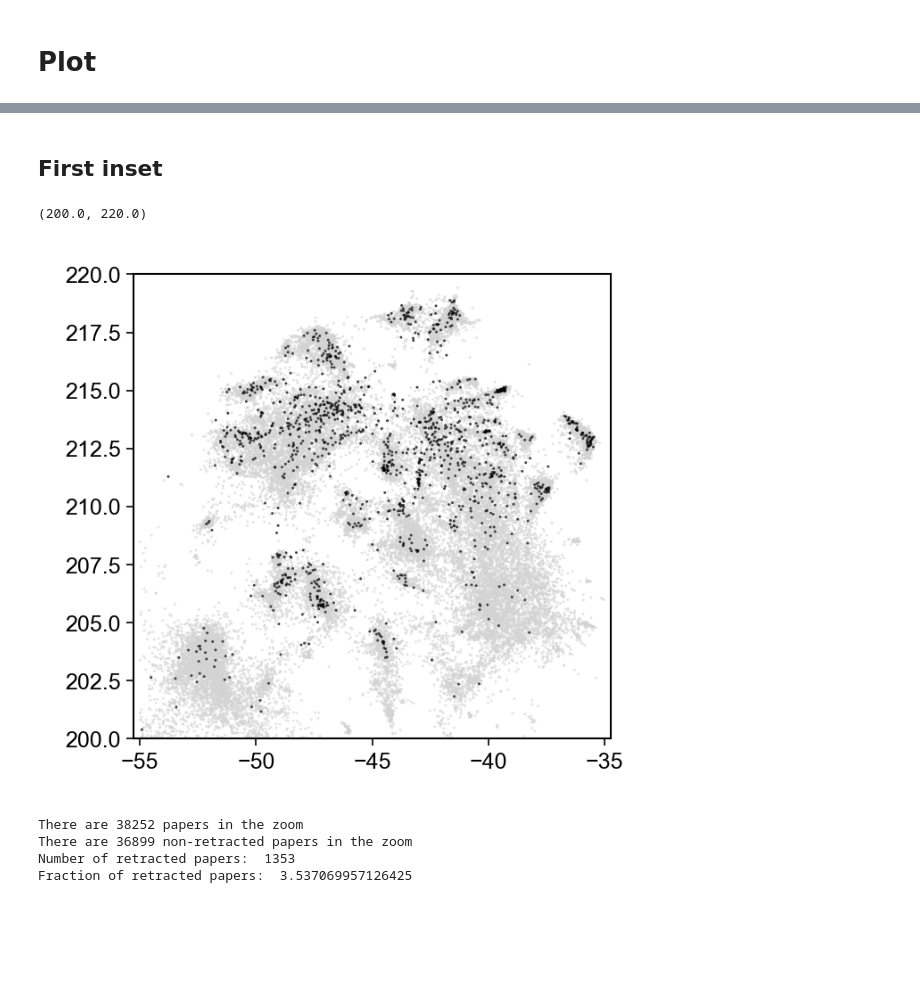
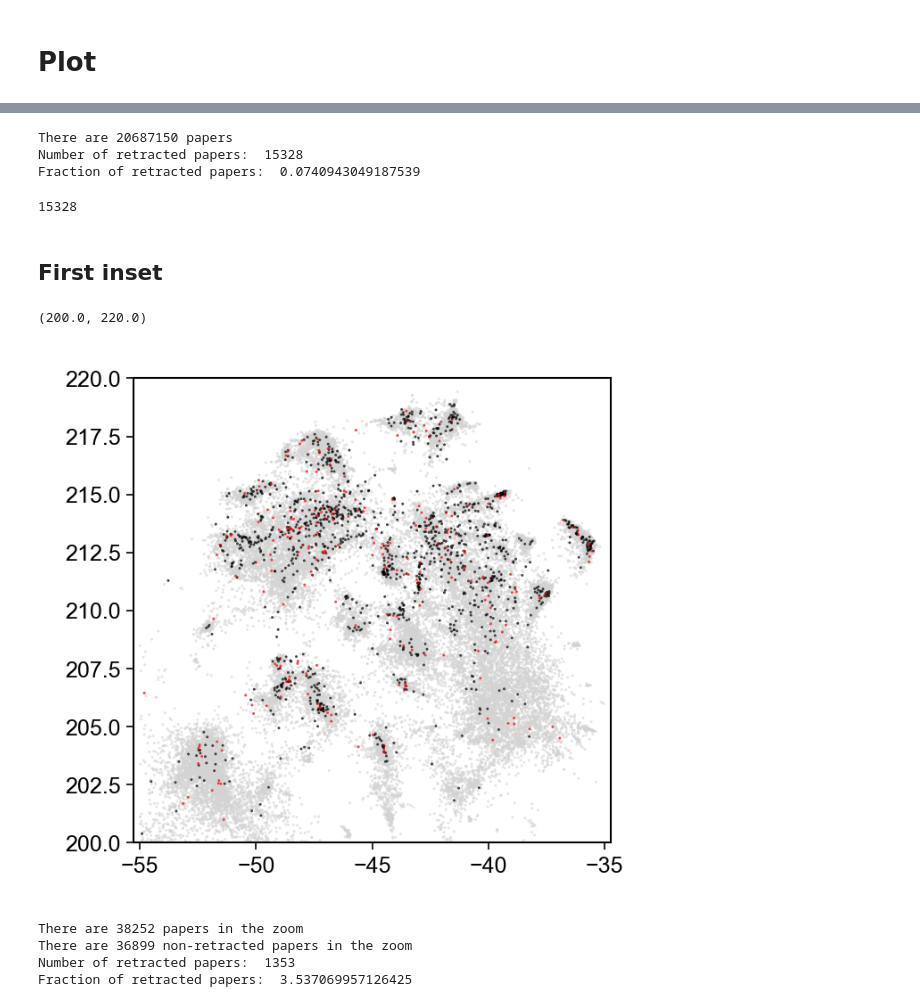
Before and after one commit to berenslab/pubmed-landscape, a Jupyter notebook: scripts/15-rgm-analysis-retracted-papers.ipynb, the cells around one changed output, grey strips where cells are left out. Saved outputs shown, nothing was run; the diff lists cells and outputs as text; code cells hidden in the pictures; blank space fills up the shorter version.

```diff
--- a/scripts/15-rgm-analysis-retracted-papers.ipynb
+++ b/scripts/15-rgm-analysis-retracted-papers.ipynb
@@ -169,0 +463,3 @@ np.save(variables_path / "mask_retracted_pmids", mask_retracted_pmids)
+# %%
+%%time
+pre_mask = np.vectorize(dict_map.get)(pmids_dataset)
@@ -169,0 +469,4 @@ np.save(variables_path / "mask_retracted_pmids", mask_retracted_pmids)
+# %%
+%%time
+pre_mask = np.where(pre_mask == None, 0, pre_mask)
+pre_mask = np.where(pre_mask == "None", 0, pre_mask)
@@ -169,0 +476,2 @@ np.save(variables_path / "mask_retracted_pmids", mask_retracted_pmids)
+# %%
+mask_new_retracted_pmids = pre_mask == 1
@@ -316,0 +781,2 @@ There are 11756 intact papers
+# %%
+abstracts = all_abstracts[mask_new_retracted_pmids]
@@ -385,3 +1043,38 @@ ax.axis("off")
+# %%
+# with the new data
+
+print(f"There are {tsne.shape[0]} papers")
+
+subregion = tsne[mask_retracted_pmids][
+    (~mask_retraction)
+    & (~mask_retracted)
+    & (~mask_withdrawal)
+    & (~mask_withdrawn)
+]
+
+subregion_rw = tsne[mask_new_retracted_pmids][
+    (~mask_retraction_new)
+    & (~mask_retracted_new)
+    & (~mask_withdrawal_new)
+    & (~mask_withdrawn_new)
+]
+
+print(
+    "Number of retracted papers: ",
+    subregion.shape[0] + subregion_rw.shape[0],
+)
+print(
+    "Fraction of retracted papers: ",
+    (subregion.shape[0] + subregion_rw.shape[0]) / tsne.shape[0] * 100,
+)
+# %% [output]
+There are 20687150 papers
+Number of retracted papers:  15328
+Fraction of retracted papers:  0.0740943049187539
+# %%
+11756 + 3572
+# %% [output]
+15328
 # %% [markdown]
 ## First inset
 # %%
@@ -399,6 +1092,13 @@ subregion = tsne[mask_retracted_pmids][
     & (~mask_retracted)
     & (~mask_withdrawal)
     & (~mask_withdrawn)
+]
+
+subregion_rw = tsne[mask_new_retracted_pmids][
+    (~mask_retraction_new)
+    & (~mask_retracted_new)
+    & (~mask_withdrawal_new)
+    & (~mask_withdrawn_new)
 ]
 
 right = -35
@@ -425,32 +1125,50 @@ ax1.scatter(
     c="lightgrey",
     alpha=alpha_grey,
     marker=".",
     ec="None",
     rasterized=True,
 )
 
 mask_retracted_zoom = (
     (subregion[:, 0] < right)
     & (subregion[:, 0] > left)
     & (subregion[:, 1] < top)
     & (subregion[:, 1] > bottom)
 )
+
+mask_retracted_rw_zoom = (
+    (subregion_rw[:, 0] < right)
+    & (subregion_rw[:, 0] > left)
+    & (subregion_rw[:, 1] < top)
+    & (subregion_rw[:, 1] > bottom)
+)
+
 ax1.scatter(
     *subregion[mask_retracted_zoom].T,
     s=s_color,
     c="black",
+    alpha=alpha_color,
+    marker=".",
+    ec="None",
+    rasterized=True,
+)
+
+ax1.scatter(
+    *subregion_rw[mask_retracted_rw_zoom].T,
+    s=s_color,
+    c="red",
     alpha=alpha_color,
     marker=".",
     ec="None",
     rasterized=True,
 )
 
 ax1.axis("equal")
 ax1.set_xlim(left, right)
 ax1.set_ylim(bottom, top)
 # ax1.set_xticks([])
 # ax1.set_yticks([])
 # %% [output]
 (200.0, 220.0)
-[figure, old version]
+[figure, new version]
 # %%
```
Also changed, not shown: parts of 93 cells of this notebook, 27 other files.
